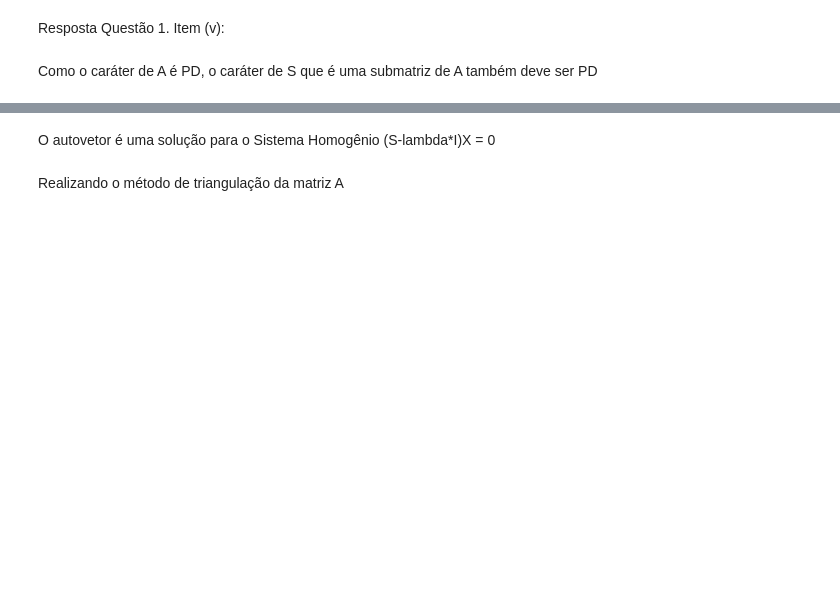
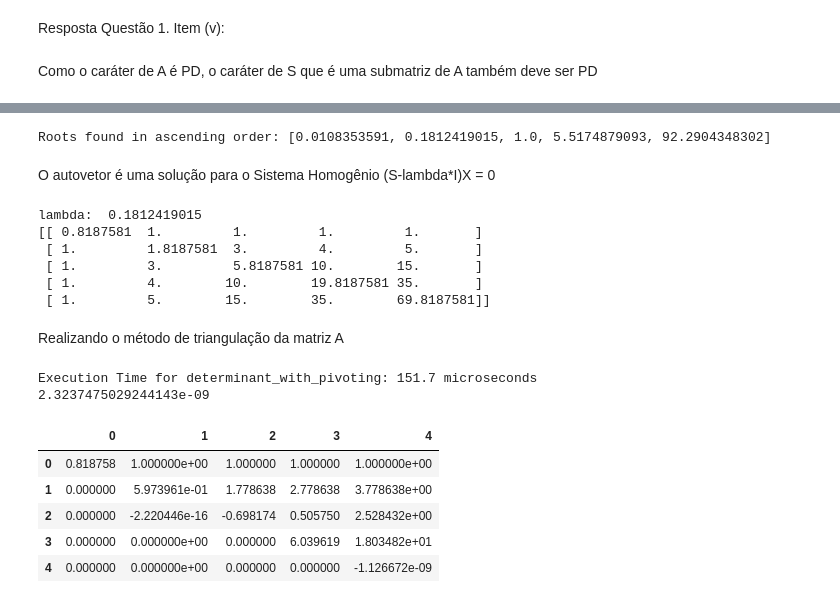
Before and after one commit to davibelo/EQE703_trabalho_1, a Jupyter notebook: respostas.ipynb, the cells around one changed output, grey strips where cells are left out. Cells and saved outputs as stored; diff of their text form; code cells hidden in the pictures; blank space fills up the shorter version.

```diff
--- a/respostas.ipynb
+++ b/respostas.ipynb
@@ -279,14 +364,23 @@ def find_all_roots_newton(start, end, num_initial_guesses, tol=1e-6):
     return roots
 
 roots = find_all_roots_newton(0, 100, 2000)
-print("Roots found:", sorted(roots, key=float))
+print("Roots found in ascending order:", sorted(roots, key=float))
+# %% [output]
+Roots found in ascending order: [0.0108353591, 0.1812419015, 1.0, 5.5174879093, 92.2904348302]
 # %% [markdown]
 O autovetor é uma solução para o Sistema Homogênio (S-lambda*I)X = 0 <br>
 # %%
 lambd = float(sorted_eigenvalues[1])
 print('lambda: ',lambd)
 I = np.eye(S.shape[0])
-A = S-lambd*I
-print(A)
+A_ = S-lambd*I
+print(A_)
+# %% [output]
+lambda:  0.1812419015
+[[ 0.8187581  1.         1.         1.         1.       ]
+ [ 1.         1.8187581  3.         4.         5.       ]
+ [ 1.         3.         5.8187581 10.        15.       ]
+ [ 1.         4.        10.        19.8187581 35.       ]
+ [ 1.         5.        15.        35.        69.8187581]]
 # %% [markdown]
 Realizando o método de triangulação da matriz A
@@ -295,0 +387,13 @@ print(A_)
+# %%
+d, m = determinant_with_pivoting(A_)
+print(d)
+display_as_dataframe(m)
+# %% [output]
+Execution Time for determinant_with_pivoting: 151.7 microseconds
+2.3237475029244143e-09
+|  | 0 | 1 | 2 | 3 | 4 |
+| 0 | 0.818758 | 1.000000e+00 | 1.000000 | 1.000000 | 1.000000e+00 |
+| 1 | 0.000000 | 5.973961e-01 | 1.778638 | 2.778638 | 3.778638e+00 |
+| 2 | 0.000000 | -2.220446e-16 | -0.698174 | 0.505750 | 2.528432e+00 |
+| 3 | 0.000000 | 0.000000e+00 | 0.000000 | 6.039619 | 1.803482e+01 |
+| 4 | 0.000000 | 0.000000e+00 | 0.000000 | 0.000000 | -1.126672e-09 |
```
Also changed, not shown: parts of 15 cells of this notebook, 1 other file.
